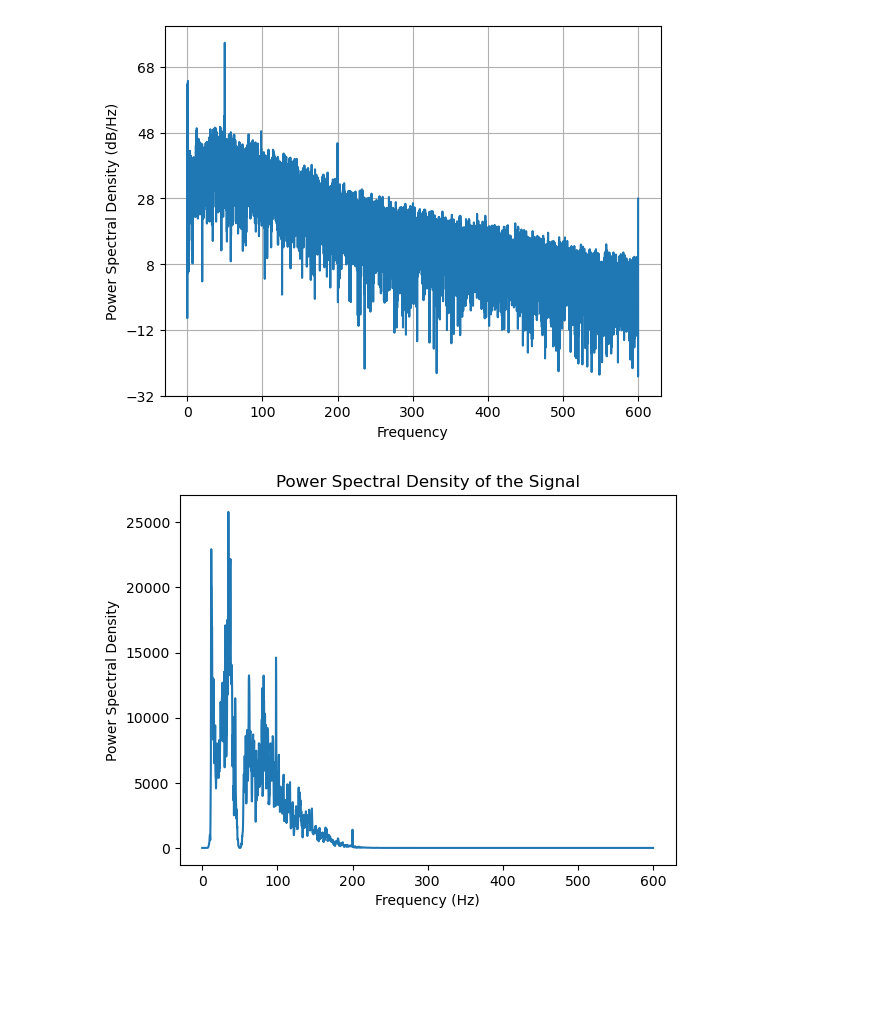
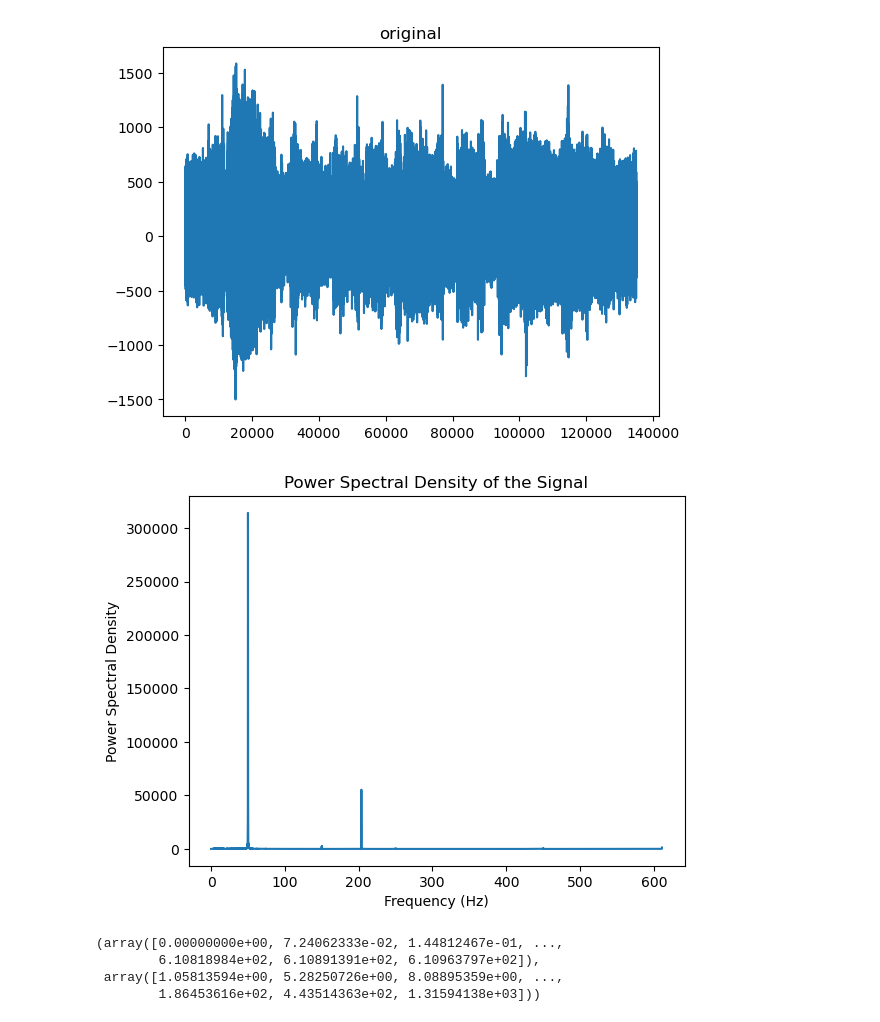
Before and after one commit to WynminMark/FMG-sEMG-processing, a Jupyter notebook: sEMG.ipynb, the cells around one changed output. Cells and saved outputs as stored; diff of their text form; code cells hidden in the pictures; blank space fills up the shorter version.

```diff
--- a/sEMG.ipynb
+++ b/sEMG.ipynb
@@ -176,17 +82,0 @@ plt.show()
-# %%
-import matplotlib.mlab as mlab
-
-pxx, f = plt.psd(data, NFFT = len(data), Fs = 1200, Fc = 0, detrend = mlab.detrend_none,
-                            window = mlab.window_hanning, noverlap = 0, pad_to = None,
-                            sides = 'default', scale_by_freq = None, return_line = None)
-# %% [output]
-[figure, removed]
-# %%
-f, pxx = signal.welch(aa, 1200, nperseg=len(data)/8, noverlap=len(data)/16)
-plt.plot(f, pxx)
-plt.xlabel('Frequency (Hz)')
-plt.ylabel('Power Spectral Density')
-plt.title('Power Spectral Density of the Signal')
-plt.show()
-# %% [output]
-[figure, removed]
@@ -231,0 +83,18 @@ def cal_freq_fea(data, fs, method):
+# %%
+# 读取另外一组数据
+data = sio.loadmat(r"E:\Data\积水潭患者数据集\w8s1\affected\bi_2.mat")['bi_2'][:, 10].reshape(-1)
+fs = 1222
+
+
+plt.figure()
+plt.plot(data)
+plt.title('original')
+plt.show()
+show_power_spec(data, fs)
+# %% [output]
+[figure, added]
+[figure, added]
+(array([0.00000000e+00, 7.24062333e-02, 1.44812467e-01, ...,
+        6.10818984e+02, 6.10891391e+02, 6.10963797e+02]),
+ array([1.05813594e+00, 5.28250726e+00, 8.08895359e+00, ...,
+        1.86453616e+02, 4.43514363e+02, 1.31594138e+03]))
```
Also changed, not shown: parts of 20 cells of this notebook, 9 other files.
